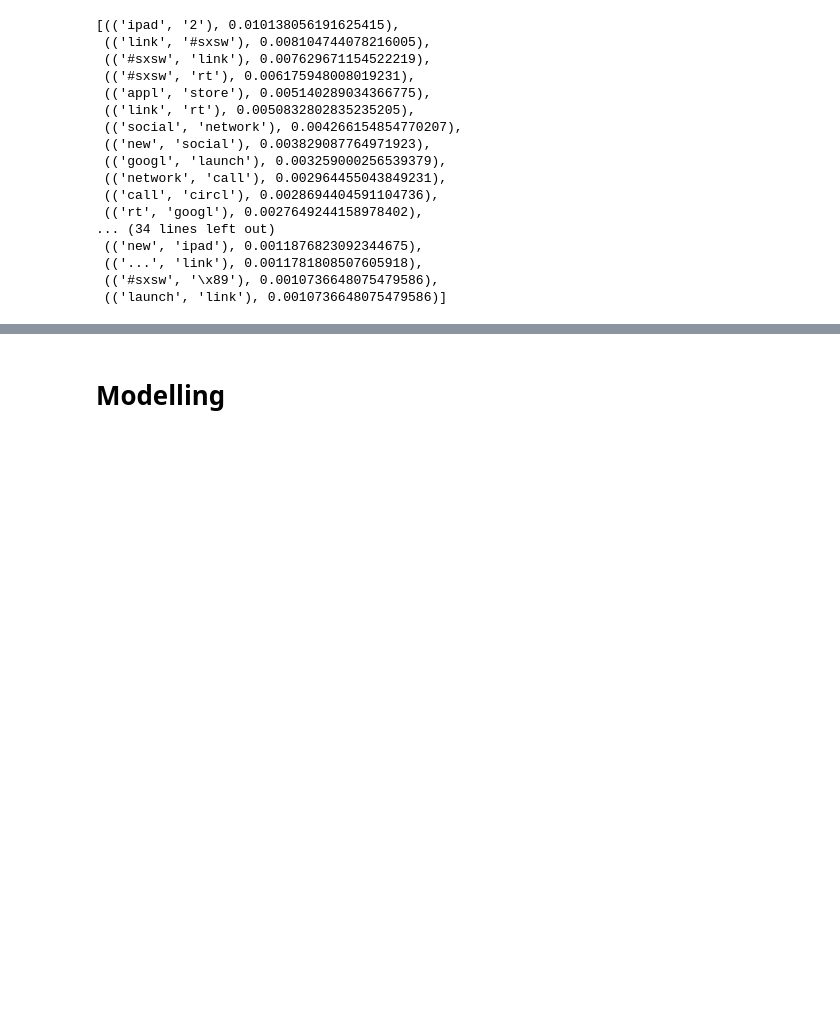
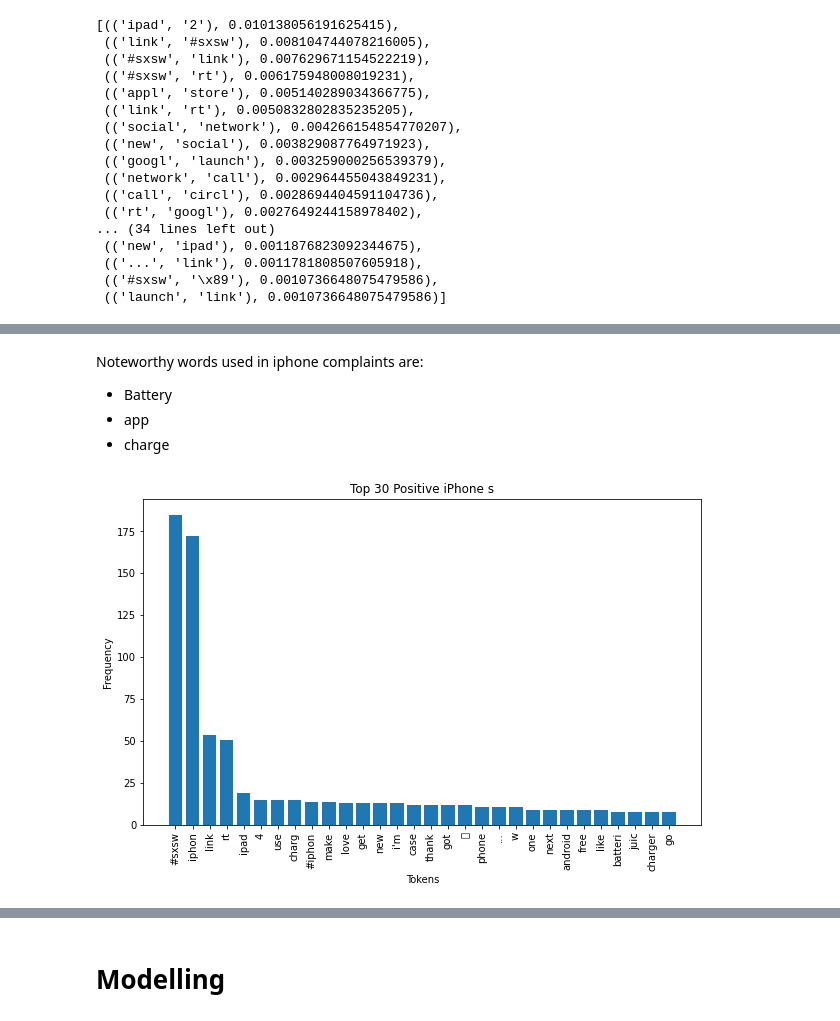
Before and after one commit to R3TR0Quan/twitter-sentiment-analysis, a Jupyter notebook: notebook.ipynb, the cells around one changed output, grey strips where cells are left out. Cells and saved outputs as stored; diff of their text form; code cells hidden in the pictures; blank space fills up the shorter version.

```diff
--- a/notebook.ipynb
+++ b/notebook.ipynb
@@ -409,0 +513,9 @@ tweet_scored[:50]
+# %% [markdown]
+Noteworthy words used in iphone complaints are:
+* Battery
+* app
+* charge
+# %%
+analyze_sentiments_product(data, 'iPhone', 'Positive', 30)
+# %% [output]
+[figure, added]
```
Also changed, not shown: parts of 74 cells of this notebook.
